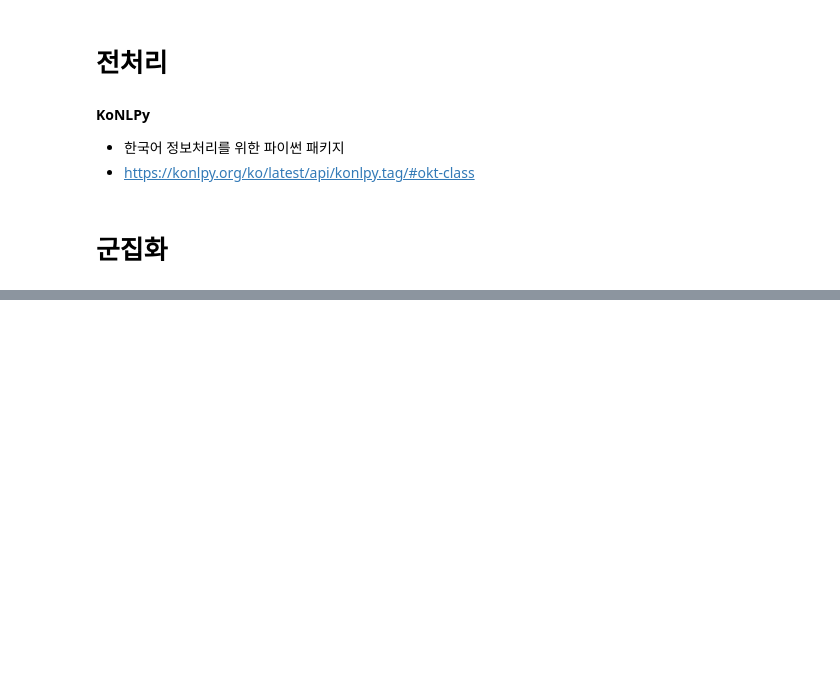
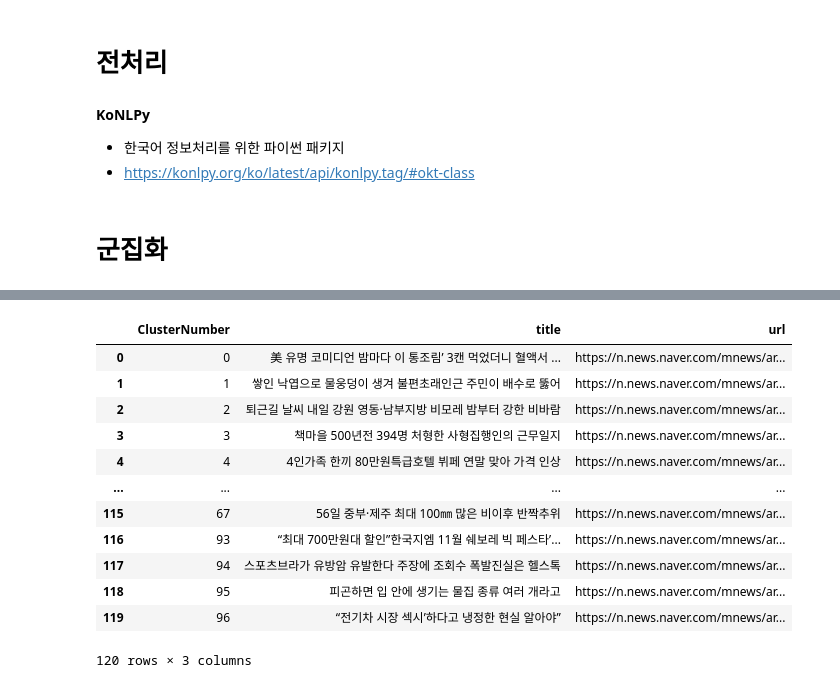
Before and after one commit to Yoon-juhan/naverNewsSummary, a Jupyter notebook: 뉴스_크롤링.ipynb, the cells around one changed output, grey strips where cells are left out. Saved outputs shown, nothing was run; the diff lists cells and outputs as text; code cells hidden in the pictures; blank space fills up the shorter version.

```diff
--- a/뉴스_크롤링.ipynb
+++ b/뉴스_크롤링.ipynb
@@ -255,16 +331,28 @@ from sklearn.feature_extraction.text import TfidfVectorizer
 # CountVectorizer : 텍스트 빈도만을 카운트해서 벡터화
 # TfidfVectorizer : 자주 나오는 단어에 높은 가중치, 모든 문서에서 자주 나오는 단어에 패널티
 # %%
-okt = Okt()
-nouns_list = []   # 명사 리스트
+def getNouns():
+    okt = Okt()
+    nouns_list = []   # 명사 리스트
 
-for content in article_df["본문"]:
-  nouns_list.append(okt.nouns(content))     # 명사 추출, 리스트 반환
+    for content in article_df["content"]:
+        nouns_list.append(okt.nouns(content))     # 명사 추출, 리스트 반환
 
-article_df["명사"] = nouns_list   # 데이터 프레임에 추가
+    article_df["nouns"] = nouns_list   # 데이터 프레임에 추가
+
+
+getNouns()
 # %%
-text = [" ".join(noun) for noun in article_df["명사"]]  # 명사 열을 하나의 리스트에 담는다.
+def getVector():
+    text = [" ".join(noun) for noun in article_df["nouns"]]  # 명사 열을 하나의 리스트에 담는다.
 
-tfidf_vectorizer = TfidfVectorizer(min_df = 5, ngram_range=(1, 5))
+    tfidf_vectorizer = TfidfVectorizer(min_df = 3, ngram_range=(1, 5))
+    tfidf_vectorizer.fit(text)
+    vector = tfidf_vectorizer.transform(text).toarray()  # vector list 반환
+    vector = np.array(vector)
+
+    return vector
+
+vector = getVector()
 # %% [markdown]
 # 군집화
@@ -274,0 +367,4 @@ from sklearn.cluster import DBSCAN
+# %%
+model = DBSCAN(eps=0.1, min_samples=1, metric='cosine')
+result = model.fit_predict(vector)
+result
@@ -274,0 +380,21 @@ from sklearn.cluster import DBSCAN
+# %%
+test_df = pd.DataFrame({"ClusterNumber" : result,
+                        "title": title_list,
+                        "url": all_url_list
+                        })
+# %%
+test_df
+# %% [output]
+|  | ClusterNumber | title | url |
+| 0 | 0 | 美 유명 코미디언 밤마다 이 통조림’ 3캔 먹었더니 혈액서 ... | https://n.news.naver.com/mnews/ar... |
+| 1 | 1 | 쌓인 낙엽으로 물웅덩이 생겨 불편초래인근 주민이 배수로 뚫어 | https://n.news.naver.com/mnews/ar... |
+| 2 | 2 | 퇴근길 날씨 내일 강원 영동·남부지방 비모레 밤부터 강한 비바람 | https://n.news.naver.com/mnews/ar... |
+| 3 | 3 | 책마을 500년전 394명 처형한 사형집행인의 근무일지 | https://n.news.naver.com/mnews/ar... |
+| 4 | 4 | 4인가족 한끼 80만원특급호텔 뷔페 연말 맞아 가격 인상 | https://n.news.naver.com/mnews/ar... |
+| ... | ... | ... | ... |
+| 115 | 67 | 56일 중부·제주 최대 100㎜ 많은 비이후 반짝추위 | https://n.news.naver.com/mnews/ar... |
+| 116 | 93 | “최대 700만원대 할인”한국지엠 11월 쉐보레 빅 페스타’... | https://n.news.naver.com/mnews/ar... |
+| 117 | 94 | 스포츠브라가 유방암 유발한다 주장에 조회수 폭발진실은 헬스톡 | https://n.news.naver.com/mnews/ar... |
+| 118 | 95 | 피곤하면 입 안에 생기는 물집 종류 여러 개라고 | https://n.news.naver.com/mnews/ar... |
+| 119 | 96 | “전기차 시장 섹시’하다고 냉정한 현실 알아야” | https://n.news.naver.com/mnews/ar... |
+120 rows × 3 columns
```
Also changed, not shown: parts of 12 cells of this notebook.
